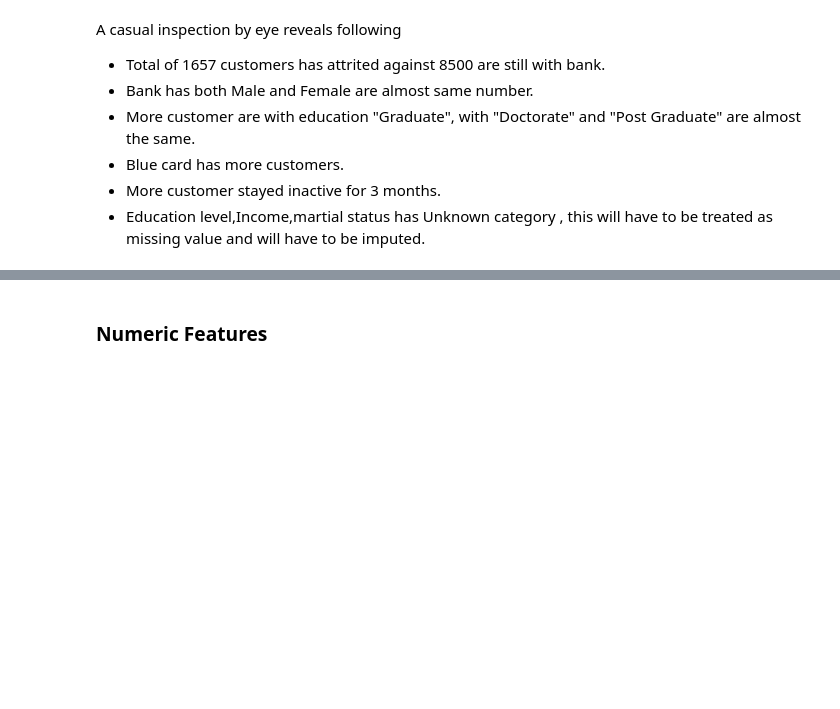
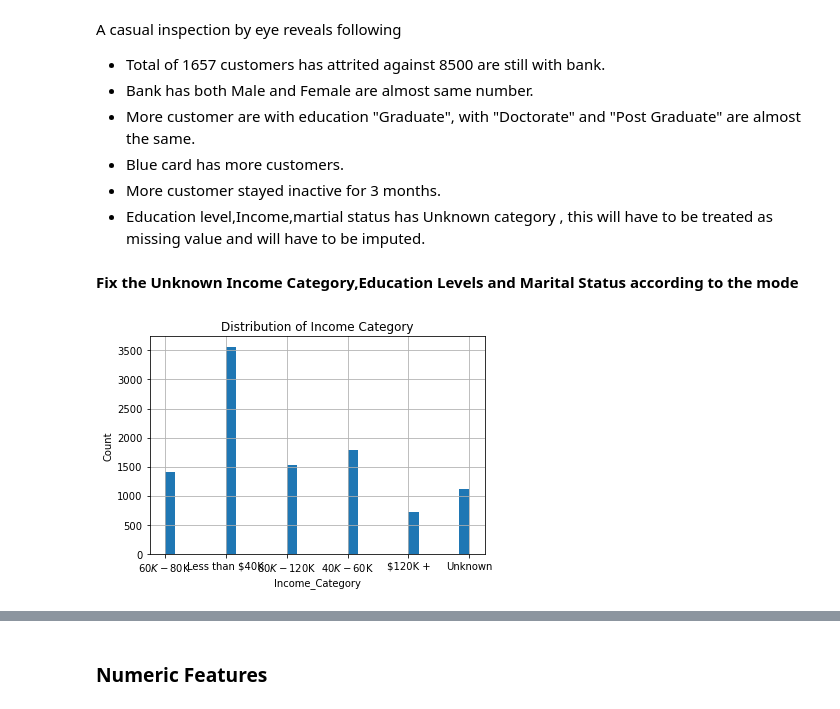
Before and after one commit to shaisid01/Data-Science, a Jupyter notebook: CapstoneProjects/Capstone 2/Notebooks/02_data_wrangling.ipynb, the cells around one changed output, grey strips where cells are left out. Cells and saved outputs as stored; diff of their text form; code cells hidden in the pictures; blank space fills up the shorter version.

Commit message:
update on data wrangling

```diff
--- a/CapstoneProjects/Capstone 2/Notebooks/02_data_wrangling.ipynb
+++ b/CapstoneProjects/Capstone 2/Notebooks/02_data_wrangling.ipynb
@@ -395,3 +396,12 @@ A casual inspection by eye reveals following
 * Blue card has more customers.
 * More customer stayed inactive for 3 months.
 * Education level,Income,martial status has Unknown category , this will have to be treated as missing value and will have to be imputed.
+# %% [markdown]
+**Fix the Unknown Income Category,Education Levels and Marital Status according to the mode**
+# %%
+ccattr_data["Income_Category"].hist(bins=30)
+plt.xlabel('Income_Category')
+plt.ylabel('Count')
+plt.title('Distribution of Income Category');
+# %% [output]
+[figure, added]
```
Also changed, not shown: parts of 28 cells of this notebook.
